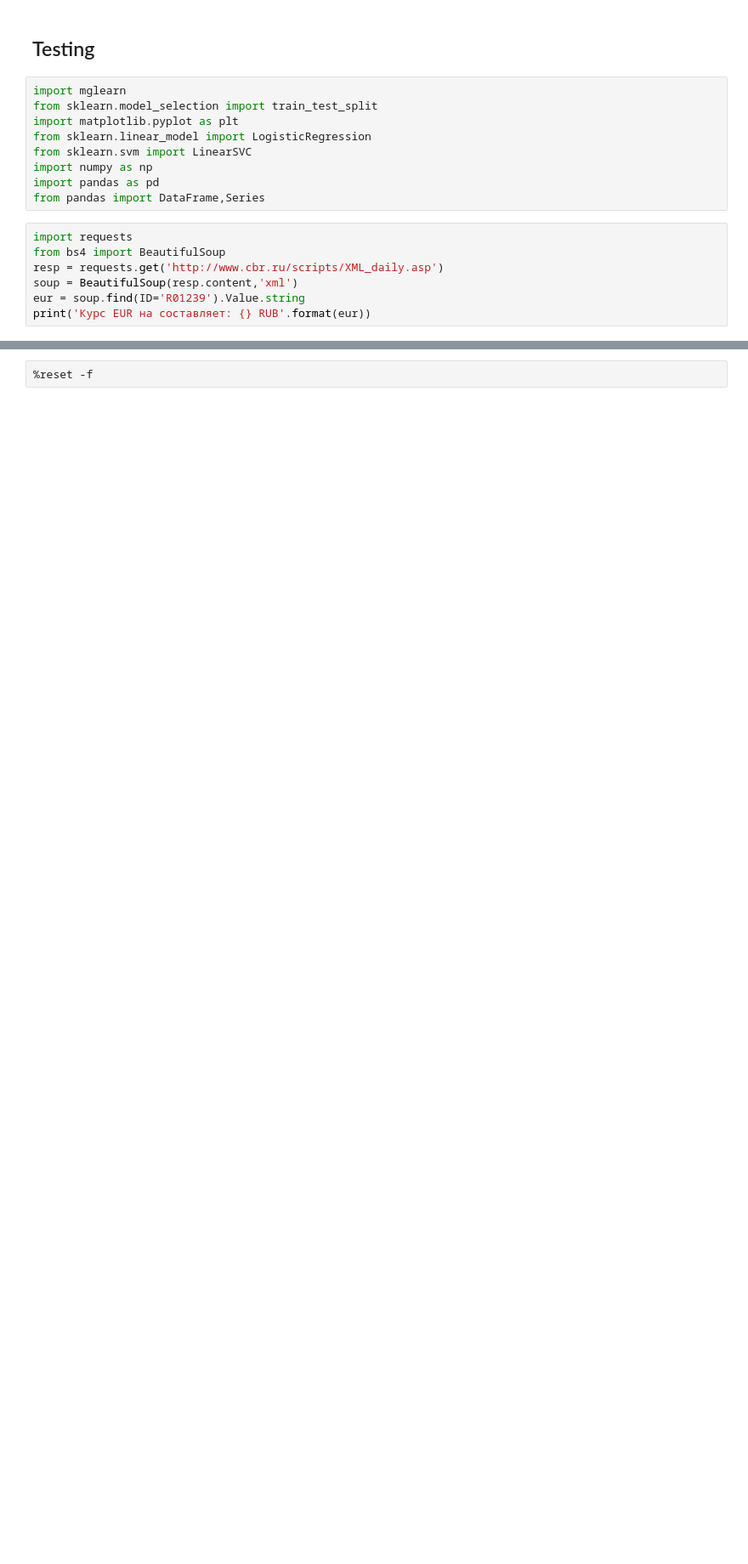
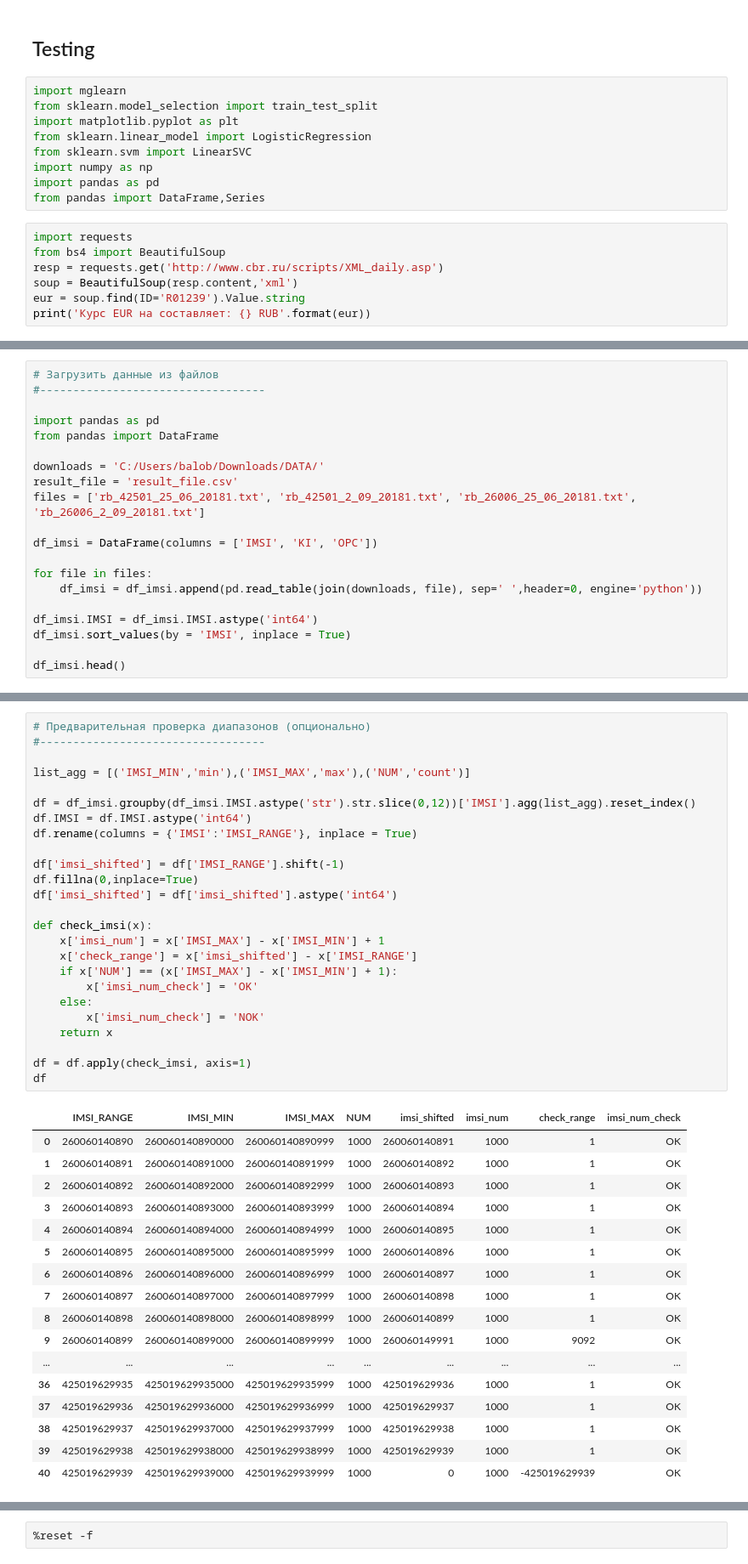
Before and after one commit to balobinp/RB_BD, a Jupyter notebook: RB_Desctop_Python3.ipynb, the cells around one changed output, grey strips where cells are left out. Shown at 85% size. Saved outputs shown, nothing was run; the diff lists cells and outputs as text; blank space fills up the shorter version.

```diff
--- a/RB_Desctop_Python3.ipynb
+++ b/RB_Desctop_Python3.ipynb
@@ -688,0 +689,20 @@ df1.dropna(subset=['b'])
+# %%
+# Загрузить данные из файлов
+#----------------------------------
+
+import pandas as pd
+from pandas import DataFrame
+
+downloads = 'C:/Users/balob/Downloads/DATA/'
+result_file = 'result_file.csv'
+files = ['rb_42501_25_06_20181.txt', 'rb_42501_2_09_20181.txt', 'rb_26006_25_06_20181.txt', 'rb_26006_2_09_20181.txt']
+
+df_imsi = DataFrame(columns = ['IMSI', 'KI', 'OPC'])
+
+for file in files:
+    df_imsi = df_imsi.append(pd.read_table(join(downloads, file), sep=' ',header=0, engine='python'))
+
+df_imsi.IMSI = df_imsi.IMSI.astype('int64')
+df_imsi.sort_values(by = 'IMSI', inplace = True)
+
+df_imsi.head()
@@ -688,0 +716,43 @@ df1.dropna(subset=['b'])
+# %%
+# Предварительная проверка диапазонов (опционально)
+#----------------------------------
+
+list_agg = [('IMSI_MIN','min'),('IMSI_MAX','max'),('NUM','count')]
+
+df = df_imsi.groupby(df_imsi.IMSI.astype('str').str.slice(0,12))['IMSI'].agg(list_agg).reset_index()
+df.IMSI = df.IMSI.astype('int64')
+df.rename(columns = {'IMSI':'IMSI_RANGE'}, inplace = True)
+
+df['imsi_shifted'] = df['IMSI_RANGE'].shift(-1)
+df.fillna(0,inplace=True)
+df['imsi_shifted'] = df['imsi_shifted'].astype('int64')
+
+def check_imsi(x):
+    x['imsi_num'] = x['IMSI_MAX'] - x['IMSI_MIN'] + 1
+    x['check_range'] = x['imsi_shifted'] - x['IMSI_RANGE']
+    if x['NUM'] == (x['IMSI_MAX'] - x['IMSI_MIN'] + 1):
+        x['imsi_num_check'] = 'OK'
+    else:
+        x['imsi_num_check'] = 'NOK'
+    return x
+
+df = df.apply(check_imsi, axis=1)
+df
+# %% [output]
+|  | IMSI_RANGE | IMSI_MIN | IMSI_MAX | NUM | imsi_shifted | imsi_num | check_range | imsi_num_check |
+| 0 | 260060140890 | 260060140890000 | 260060140890999 | 1000 | 260060140891 | 1000 | 1 | OK |
+| 1 | 260060140891 | 260060140891000 | 260060140891999 | 1000 | 260060140892 | 1000 | 1 | OK |
+| 2 | 260060140892 | 260060140892000 | 260060140892999 | 1000 | 260060140893 | 1000 | 1 | OK |
+| 3 | 260060140893 | 260060140893000 | 260060140893999 | 1000 | 260060140894 | 1000 | 1 | OK |
+| 4 | 260060140894 | 260060140894000 | 260060140894999 | 1000 | 260060140895 | 1000 | 1 | OK |
+| 5 | 260060140895 | 260060140895000 | 260060140895999 | 1000 | 260060140896 | 1000 | 1 | OK |
+| 6 | 260060140896 | 260060140896000 | 260060140896999 | 1000 | 260060140897 | 1000 | 1 | OK |
+| 7 | 260060140897 | 260060140897000 | 260060140897999 | 1000 | 260060140898 | 1000 | 1 | OK |
+| 8 | 260060140898 | 260060140898000 | 260060140898999 | 1000 | 260060140899 | 1000 | 1 | OK |
+| 9 | 260060140899 | 260060140899000 | 260060140899999 | 1000 | 260060149991 | 1000 | 9092 | OK |
+| ... | ... | ... | ... | ... | ... | ... | ... | ... |
+| 36 | 425019629935 | 425019629935000 | 425019629935999 | 1000 | 425019629936 | 1000 | 1 | OK |
+| 37 | 425019629936 | 425019629936000 | 425019629936999 | 1000 | 425019629937 | 1000 | 1 | OK |
+| 38 | 425019629937 | 425019629937000 | 425019629937999 | 1000 | 425019629938 | 1000 | 1 | OK |
+| 39 | 425019629938 | 425019629938000 | 425019629938999 | 1000 | 425019629939 | 1000 | 1 | OK |
+| 40 | 425019629939 | 425019629939000 | 425019629939999 | 1000 | 0 | 1000 | -425019629939 | OK |
```
Also changed, not shown: parts of 27 cells of this notebook, 3 other files.
